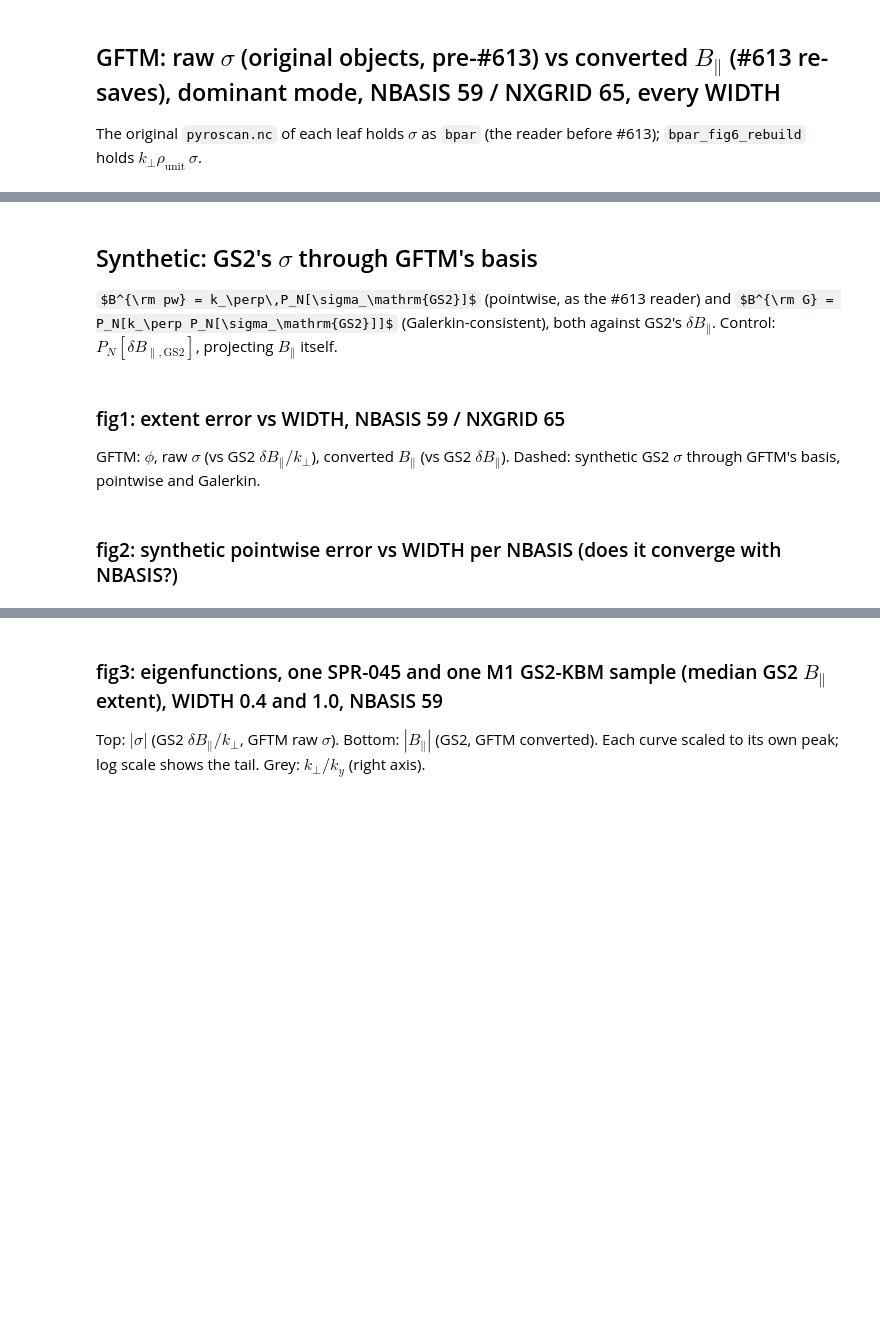
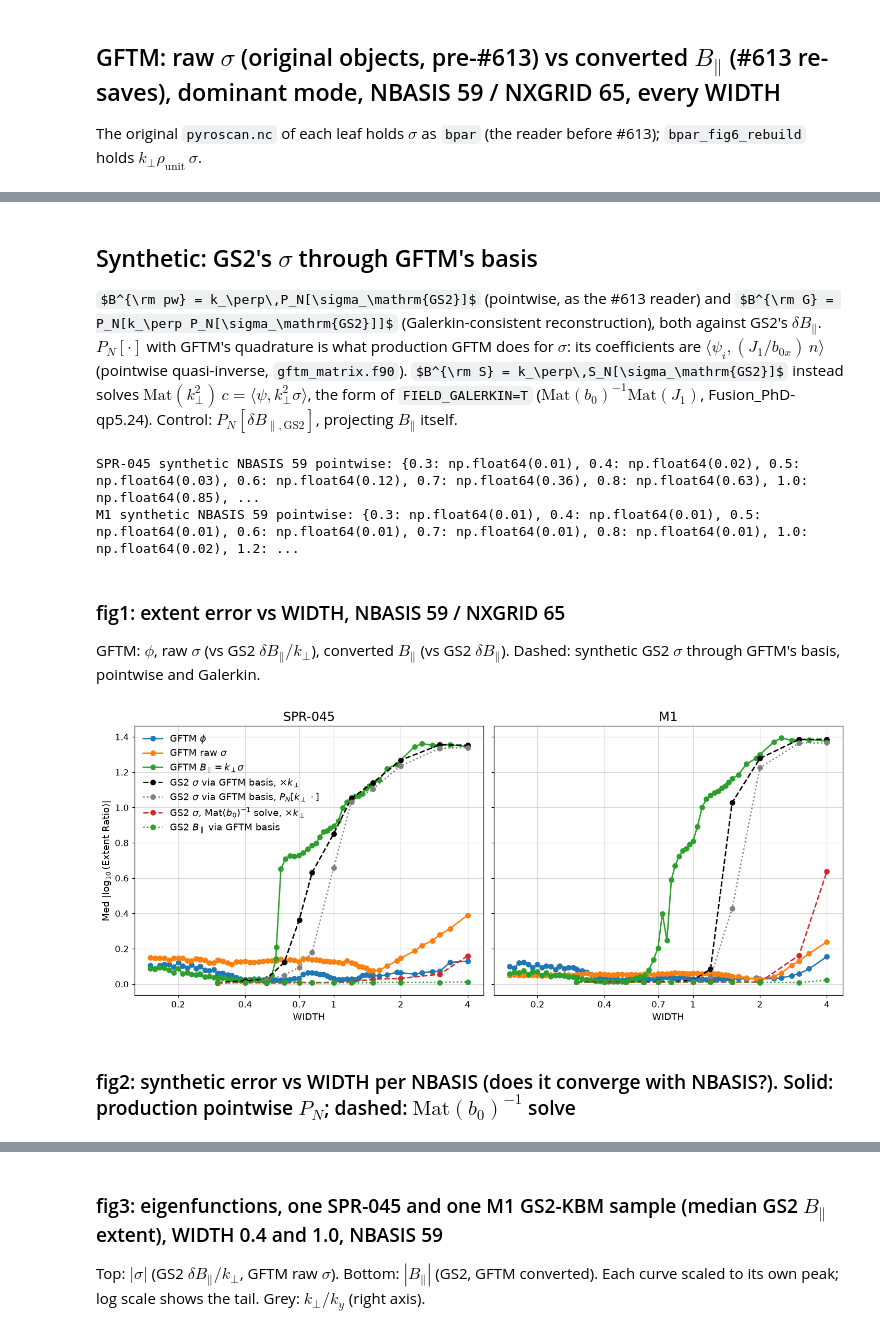
Before and after one commit to FelixWattsYork/General_Analysis, a Jupyter notebook: notebooks/gftm_bpar_extent.ipynb, the cells around one changed output, grey strips where cells are left out. Cells and saved outputs as stored; diff of their text form; code cells hidden in the pictures; some formulas as TeX source; blank space fills up the shorter version.

Commit message:
gftm_bpar_extent: Mat(b0) solve line, FIELD_GALERKIN F/T section (fig4), executed (Slurm 2725198) (Fusion_PhD-38e9.30)
Co-Authored-By: Claude Opus 5.5 <noreply@anthropic.com>

```diff
--- a/notebooks/gftm_bpar_extent.ipynb
+++ b/notebooks/gftm_bpar_extent.ipynb
@@ -24,6 +24,7 @@ from pyrokinetics import Pyro, PyroHypercube
 from pyrokinetics.pyroscan import PyroScanGKOutput
 from pyrokinetics.diagnostics.extent import Extent
 from pyrokinetics.local_geometry.metric import MetricTerms
+from matplotlib.ticker import StrMethodFormatter
 from general_analysis import mode_classification as mc
 
 ROOT = next(path for path in (Path.cwd(), *Path.cwd().parents) if (path / "pyproject.toml").is_file() and (path / "notebooks").is_dir())
@@ -41,6 +42,13 @@ gftm_dir = lambda db: data_root / "GFTM" / "Runs" / project / db / "kbm_8d"
 bpar_root = data_root / "GFTM" / "Runs" / "bpar_fig6_rebuild"   # same runs re-saved with the pyro PR #613 reader (Fusion_PhD-38e9.29)
 wtag = lambda w: f"w{w:.4f}".replace(".", "p")
 fs_title, fs_legend = 16, 12
+field_labels = {"phi": r"$\phi$", "bpar": r"$B_\parallel$"}
+
+
+def log_xticks(ax, ticks=(0.2, 0.4, 0.7, 1, 2, 4)):
+    ax.set_xticks(ticks)
+    ax.xaxis.set_major_formatter(StrMethodFormatter("{x:g}"))
+    ax.minorticks_off()
 
 
 def mag(v):
@@ -68,6 +76,16 @@ def coefficients(theta_src, f_src, width, nbasis, nxgrid):
     return basis(nbasis, x) @ (w * np.exp(x ** 2) * f_nodes)
 
 
+def b0_solve(theta_src, sigma_src, k_perp_of_theta, width, nbasis, nxgrid):
+    # coefficients of sigma from Mat(k_perp^2) c = <psi, k_perp^2 sigma>: the FIELD_GALERKIN=T form Mat(b0)^-1 Mat(J1) (b0x ~ (k_perp/ky)^2),
+    # which minimises int (k_perp/ky)^2 |sigma - sigma_true|^2, i.e. the L2 error of dB_par itself
+    x, w = hermgauss(2 * nxgrid - 1)
+    h = basis(nbasis, x)
+    k2 = k_perp_of_theta(width * x) ** 2
+    sigma_nodes = np.interp(width * x, theta_src, sigma_src.real, left=0, right=0) + 1j * np.interp(width * x, theta_src, sigma_src.imag, left=0, right=0)
+    return np.linalg.solve((h * (w * np.exp(x ** 2) * k2)) @ h.T, h @ (w * np.exp(x ** 2) * k2 * sigma_nodes))
+
+
 def k_perp_galerkin(coeffs, k_perp_of_theta, width, nbasis, nxgrid):
     # coefficients of P_N[k_perp * sum_j c_j psi_j], GFTM's quadrature
     x, w = hermgauss(2 * nxgrid - 1)
@@ -155,6 +177,8 @@ print("GFTM output theta:", len(theta_out), "points, max", theta_out.max().round
 # %% [markdown]
 ## Synthetic: GS2's $\sigma$ through GFTM's basis
-$B^{\rm pw} = k_\perp\,P_N[\sigma_\mathrm{GS2}]$ (pointwise, as the #613 reader) and $B^{\rm G} = P_N[k_\perp P_N[\sigma_\mathrm{GS2}]]$ (Galerkin-consistent), both against GS2's $\delta B_\parallel$.
+$B^{\rm pw} = k_\perp\,P_N[\sigma_\mathrm{GS2}]$ (pointwise, as the #613 reader) and $B^{\rm G} = P_N[k_\perp P_N[\sigma_\mathrm{GS2}]]$ (Galerkin-consistent reconstruction), both against GS2's $\delta B_\parallel$.
+$P_N[\cdot]$ with GFTM's quadrature is what production GFTM does for $\sigma$: its coefficients are $\langle\psi_i, (J_1/b_{0x})\,n\rangle$ (pointwise quasi-inverse, `gftm_matrix.f90`).
+$B^{\rm S} = k_\perp\,S_N[\sigma_\mathrm{GS2}]$ instead solves $\mathrm{Mat}(k_\perp^2)\,c = \langle\psi, k_\perp^2\sigma\rangle$, the form of `FIELD_GALERKIN=T` ($\mathrm{Mat}(b_0)^{-1}\mathrm{Mat}(J_1)$, Fusion_PhD-qp5.24).
 Control: $P_N[\delta B_{\parallel,\mathrm{GS2}}]$, projecting $B_\parallel$ itself.
 # %%
 sections = {11: 17, 27: 33, 43: 49, 59: 65}
@@ -164,41 +188,50 @@ for db in cases:
     ref = gs2[db]
     samples = np.flatnonzero(ref["kbm"])
     for nbasis, nxgrid in sections.items():
-        rows = {kind: [] for kind in ("projected_bpar", "pointwise", "galerkin")}
+        rows = {kind: [] for kind in ("projected_bpar", "pointwise", "galerkin", "b0_solve")}
         for width in widths_synthetic:
             per_sample = []
             for i in samples:
                 k_perp_out = np.interp(theta_out, theta_metric[db], ref["k_perp_curves"][i])
                 sigma_coeffs = coefficients(ref["theta"], ref["sigma"][i], width, nbasis, nxgrid)
                 bpar_coeffs = coefficients(ref["theta"], ref["bpar"][i], width, nbasis, nxgrid)
-                galerkin_coeffs = k_perp_galerkin(sigma_coeffs, lambda t: np.interp(t, theta_metric[db], ref["k_perp_curves"][i]), width, nbasis, nxgrid)
+                k_perp_of_theta = lambda t: np.interp(t, theta_metric[db], ref["k_perp_curves"][i])
+                galerkin_coeffs = k_perp_galerkin(sigma_coeffs, k_perp_of_theta, width, nbasis, nxgrid)
+                solve_coeffs = b0_solve(ref["theta"], ref["sigma"][i], k_perp_of_theta, width, nbasis, nxgrid)
                 h_out = basis(nbasis, theta_out / width)
                 per_sample.append([extent(theta_out, np.abs(c @ h_out * scale) ** 2) / ref["ext"]["bpar"][i]
-                                   for c, scale in ((bpar_coeffs, 1), (sigma_coeffs, k_perp_out), (galerkin_coeffs, 1))])
+                                   for c, scale in ((bpar_coeffs, 1), (sigma_coeffs, k_perp_out), (galerkin_coeffs, 1), (solve_coeffs, k_perp_out))])
             for kind, values in zip(rows, np.median(np.abs(np.log10(per_sample)), 0)):
                 rows[kind].append(values)
         for kind in rows:
             synthetic[db, nbasis, kind] = rows[kind]
     print(db, "synthetic NBASIS 59 pointwise:", dict(zip(widths_synthetic, np.round(synthetic[db, 59, "pointwise"], 2))))
+# %% [output]
+SPR-045 synthetic NBASIS 59 pointwise: {0.3: np.float64(0.01), 0.4: np.float64(0.02), 0.5: np.float64(0.03), 0.6: np.float64(0.12), 0.7: np.float64(0.36), 0.8: np.float64(0.63), 1.0: np.float64(0.85), ...
+M1 synthetic NBASIS 59 pointwise: {0.3: np.float64(0.01), 0.4: np.float64(0.01), 0.5: np.float64(0.01), 0.6: np.float64(0.01), 0.7: np.float64(0.01), 0.8: np.float64(0.01), 1.0: np.float64(0.02), 1.2: ...
 # %% [markdown]
 ### fig1: extent error vs WIDTH, NBASIS 59 / NXGRID 65
 GFTM: $\phi$, raw $\sigma$ (vs GS2 $\delta B_\parallel/k_\perp$), converted $B_\parallel$ (vs GS2 $\delta B_\parallel$). Dashed: synthetic GS2 $\sigma$ through GFTM's basis, pointwise and Galerkin.
 # %%
 fig1, axes1 = plt.subplots(1, len(cases), figsize=(13, 5.5), sharey=True)
 for ax, db in zip(axes1, cases):
     ax.plot(widths_nb59, error[db, "phi"], color="C0", label=r"GFTM $\phi$")
     ax.plot(widths_nb59, error[db, "sigma_raw"], color="C1", label=r"GFTM raw $\sigma$")
     ax.plot(widths_nb59, error[db, "bpar_converted"], color="C2", label=r"GFTM $B_\parallel = k_\perp\sigma$")
     ax.plot(widths_synthetic, synthetic[db, 59, "pointwise"], color="k", ls="--", label=r"GS2 $\sigma$ via GFTM basis, $\times k_\perp$")
     ax.plot(widths_synthetic, synthetic[db, 59, "galerkin"], color="grey", ls=":", label=r"GS2 $\sigma$ via GFTM basis, $P_N[k_\perp\,\cdot]$")
+    ax.plot(widths_synthetic, synthetic[db, 59, "b0_solve"], color="C3", ls="--", label=r"GS2 $\sigma$, $\mathrm{Mat}(b_0)^{-1}$ solve, $\times k_\perp$")
     ax.plot(widths_synthetic, synthetic[db, 59, "projected_bpar"], color="C2", ls=":", label=r"GS2 $B_\parallel$ via GFTM basis")
     ax.set(xscale="log", xlabel="WIDTH")
+    log_xticks(ax)
     ax.set_title(db, fontsize=fs_title)
 axes1[0].set_ylabel(r"Med $|\log_{10}$(Extent Ratio)$|$")
 axes1[0].legend(fontsize=fs_legend)
 plt.show()
+# %% [output]
+[figure, added]
 # %% [markdown]
-### fig2: synthetic pointwise error vs WIDTH per NBASIS (does it converge with NBASIS?)
+### fig2: synthetic error vs WIDTH per NBASIS (does it converge with NBASIS?). Solid: production pointwise $P_N$; dashed: $\mathrm{Mat}(b_0)^{-1}$ solve
 # %%
 fig2, axes2 = plt.subplots(1, len(cases), figsize=(13, 5.5), sharey=True)
 for ax, db in zip(axes2, cases):
```
Also changed, not shown: parts of 9 cells of this notebook.
